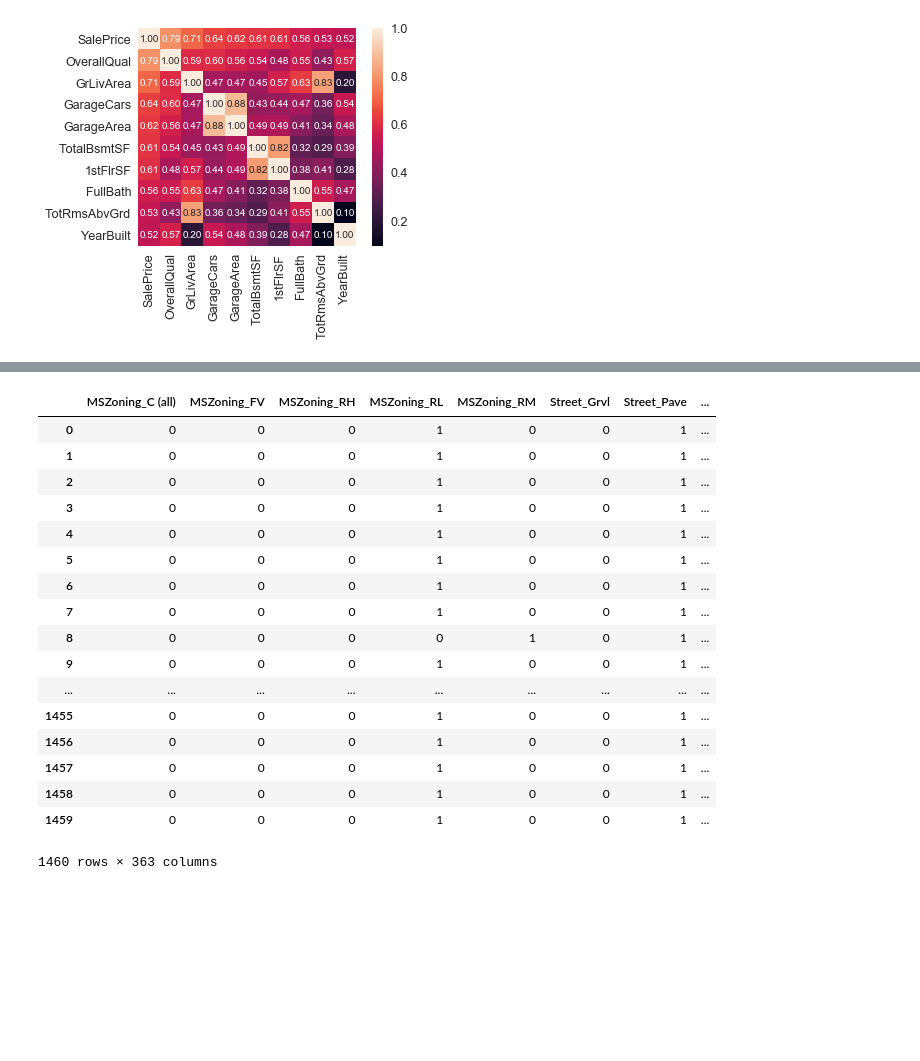
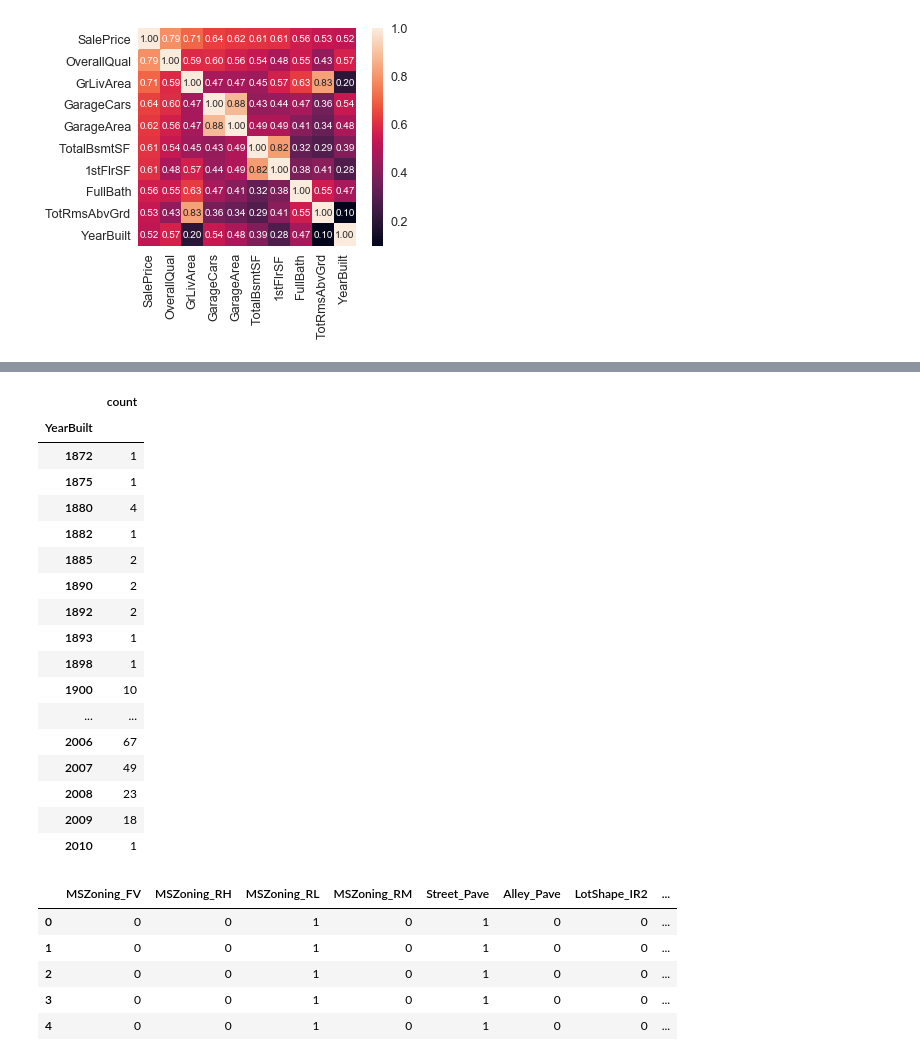
Before and after one commit to brucechyi/DataNerds, a Jupyter notebook: Project.ipynb, the cells around one changed output, grey strips where cells are left out. Cells and saved outputs as stored; diff of their text form; code cells hidden in the pictures; blank space fills up the shorter version.

```diff
--- a/Project.ipynb
+++ b/Project.ipynb
@@ -140,21 +147,30 @@ plt.show();
+# %%
+train_df.groupby('YearBuilt')['SalePrice'].agg(['count'])
+# %% [output]
+|  | count |
+| YearBuilt |  |
+| 1872 | 1 |
+| 1875 | 1 |
+| 1880 | 4 |
+| 1882 | 1 |
+| 1885 | 2 |
+| 1890 | 2 |
+| 1892 | 2 |
+| 1893 | 1 |
+| 1898 | 1 |
+| 1900 | 10 |
+| ... | ... |
+| 2006 | 67 |
+| 2007 | 49 |
+| 2008 | 23 |
+| 2009 | 18 |
+| 2010 | 1 |
 # %%
-pd.get_dummies(train_df[categorial_col])
+pd.get_dummies(train_df[categorical], drop_first=True).head(5)
 # %% [output]
-|  | MSZoning_C (all) | MSZoning_FV | MSZoning_RH | MSZoning_RL | MSZoning_RM | Street_Grvl | Street_Pave | ... |
-| 0 | 0 | 0 | 0 | 1 | 0 | 0 | 1 | ... |
-| 1 | 0 | 0 | 0 | 1 | 0 | 0 | 1 | ... |
-| 2 | 0 | 0 | 0 | 1 | 0 | 0 | 1 | ... |
-| 3 | 0 | 0 | 0 | 1 | 0 | 0 | 1 | ... |
-| 4 | 0 | 0 | 0 | 1 | 0 | 0 | 1 | ... |
-| 5 | 0 | 0 | 0 | 1 | 0 | 0 | 1 | ... |
-| 6 | 0 | 0 | 0 | 1 | 0 | 0 | 1 | ... |
-| 7 | 0 | 0 | 0 | 1 | 0 | 0 | 1 | ... |
-| 8 | 0 | 0 | 0 | 0 | 1 | 0 | 1 | ... |
-| 9 | 0 | 0 | 0 | 1 | 0 | 0 | 1 | ... |
-| ... | ... | ... | ... | ... | ... | ... | ... | ... |
-| 1455 | 0 | 0 | 0 | 1 | 0 | 0 | 1 | ... |
-| 1456 | 0 | 0 | 0 | 1 | 0 | 0 | 1 | ... |
-| 1457 | 0 | 0 | 0 | 1 | 0 | 0 | 1 | ... |
-| 1458 | 0 | 0 | 0 | 1 | 0 | 0 | 1 | ... |
-| 1459 | 0 | 0 | 0 | 1 | 0 | 0 | 1 | ... |
+|  | MSZoning_FV | MSZoning_RH | MSZoning_RL | MSZoning_RM | Street_Pave | Alley_Pave | LotShape_IR2 | ... |
+| 0 | 0 | 0 | 1 | 0 | 1 | 0 | 0 | ... |
+| 1 | 0 | 0 | 1 | 0 | 1 | 0 | 0 | ... |
+| 2 | 0 | 0 | 1 | 0 | 1 | 0 | 0 | ... |
+| 3 | 0 | 0 | 1 | 0 | 1 | 0 | 0 | ... |
+| 4 | 0 | 0 | 1 | 0 | 1 | 0 | 0 | ... |
-1460 rows × 363 columns
```
Also changed, not shown: parts of 5 cells of this notebook.
